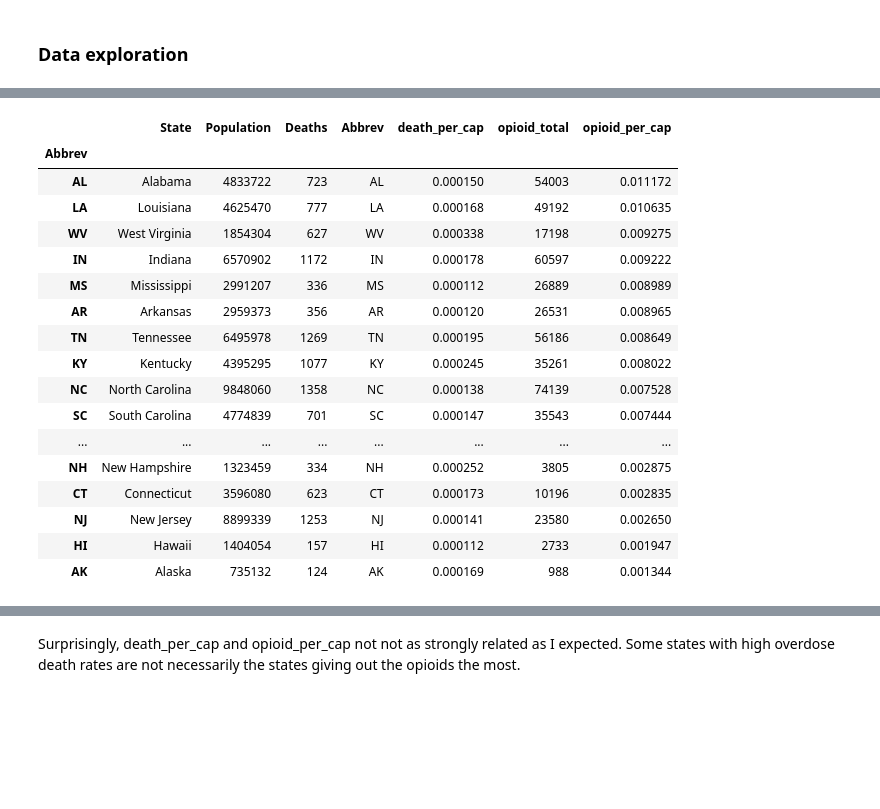
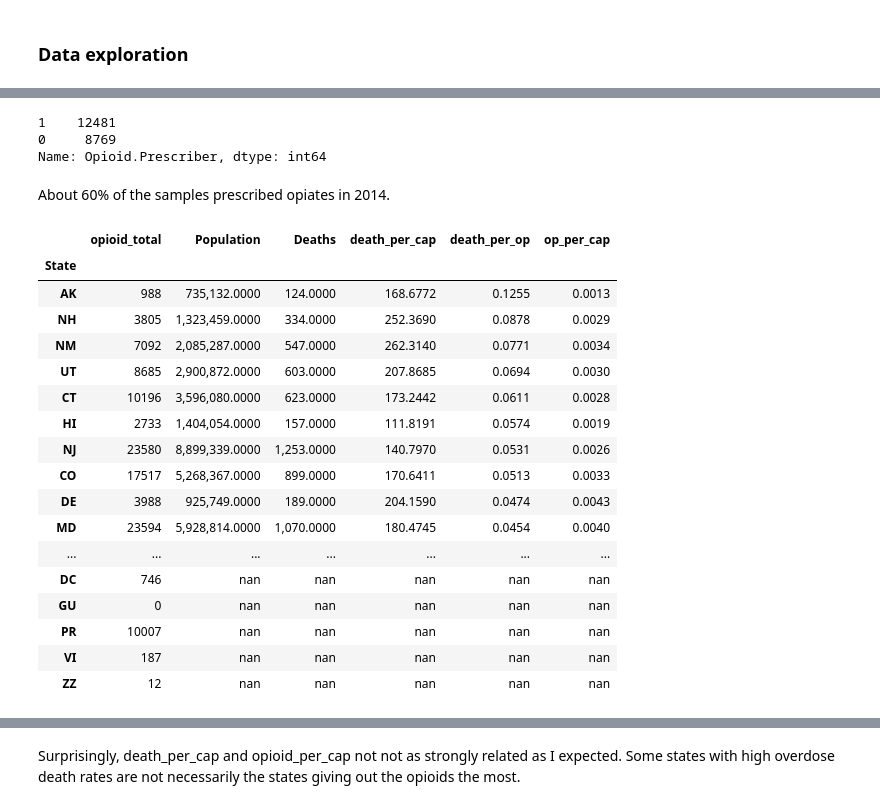
Before and after one commit to JennyLeeStat/Opioid, a Jupyter notebook: Opioid.ipynb, the cells around one changed output, grey strips where cells are left out. Cells and saved outputs as stored; diff of their text form; code cells hidden in the pictures; blank space fills up the shorter version.

Commit message:
data prep pipeline automated

```diff
--- a/Opioid.ipynb
+++ b/Opioid.ipynb
@@ -71,7 +55,7 @@ overdose.head(10)
 overdose_copy = overdose.copy()
 numeric = ['Population', 'Deaths']
 overdose_copy[numeric] = overdose_copy[numeric].apply(pd.to_numeric)
-overdose_copy['death_per_cap'] = overdose_copy['Deaths'] / overdose_copy['Population']
+overdose_copy['death_per_cap'] = 1000000 * overdose_copy['Deaths'] / overdose_copy['Population']
 overdose_copy.sort_values(by='death_per_cap', ascending=False)
 # %% [output]
 |  | State | Population | Deaths | Abbrev | death_per_cap |
@@ -117,6 +104,7 @@ prescriber.head(10)
 credentials = prescriber['Credentials']
 credentials_clean = utils.clean_credentials(credentials)
 credentials_vars = utils.create_credential_variables(credentials_clean)
+credentials_vars['Other'] = (credentials_vars.sum(axis=1) == 0).astype(int)
 credentials_expand = pd.concat([credentials, credentials_vars], axis = 1)
 credentials_expand.head(10)
 # %% [output]
@@ -164,7 +161,8 @@ opioids_columns
  'OXYCODONE.HCL',
  'TRAMADOL.HCL']
 # %%
-opioids_columns.extend(['ACETAMINOPHEN.CODEINE', 'OXYCODONE.ACETAMINOPHEN'])
+opioids_columns.extend(['ACETAMINOPHEN.CODEINE', 'OXYCODONE.ACETAMINOPHEN', 'MORPHINE.SULFATE.ER',
+                       'OXYCONTIN', 'OXYBUTYNIN.CHLORIDE', 'OXYBUTYNIN.CHLORIDE.ER'])
 opioids_columns
 # %% [output]
 ['FENTANYL',
@@ -181,7 +189,6 @@ non_op = np.setdiff1d(drug_names, opioids_columns)
 features = pd.concat([prescriber.ix[:, [1, 2, 4]],
                       prescriber[non_op],
                       credentials_vars], axis=1)
-features = pd.concat([features, ])
 #features = pd.get_dummies(features)
 #print("{} total features after one-hot encoding.".format(len(list(features.columns))))
 # print(list(features.columns))
@@ -240,28 +247,41 @@ y.head(10)
 | 11444 | 0 | 0 | 0 | 0 | 0 | 0 | ... |
 | 10952 | 0 | 0 | 0 | 0 | 0 | 0 | ... |
 | 18656 | 1 | 0 | 260 | 12 | 0 | 0 | ... |
+# %%
+y['Opioid.Prescriber'].value_counts()
+# %% [output]
+1    12481
+0     8769
+Name: Opioid.Prescriber, dtype: int64
+# %% [markdown]
+About 60% of the samples  prescribed opiates in 2014.
 # %%
 tmp = pd.concat([X, y], axis=1)
-state_total_opioid = tmp['opioid_total'].groupby(tmp['State']).sum()
-overdose_copy_ = overdose_copy.join(state_total_opioid)
-overdose_copy_['opioid_per_cap'] = overdose_copy_['opioid_total'] / overdose_copy_['Population']
-overdose_copy_.sort_values(by='opioid_per_cap', ascending=False)
+state_total_opioid = pd.DataFrame(tmp['opioid_total'].groupby(tmp['State']).sum())
+# state_total_opioid.sort_values(ascending=False)
+overdose_copy = overdose_copy.set_index(overdose['Abbrev'])
+overdose_copy.index.names = ['State']
+state = state_total_opioid.join(overdose_copy[['Population', 'Deaths', 'death_per_cap']])
+state = state.apply(pd.to_numeric)
+state['death_per_op'] = state['Deaths'] / state['opioid_total']
+state['op_per_cap'] = state['opioid_total'] / state['Population']
+state.sort_values(by='death_per_op', ascending=False)
 # %% [output]
-|  | State | Population | Deaths | Abbrev | death_per_cap | opioid_total | opioid_per_cap |
-| Abbrev |  |  |  |  |  |  |  |
-| AL | Alabama | 4833722 | 723 | AL | 0.000150 | 54003 | 0.011172 |
-| LA | Louisiana | 4625470 | 777 | LA | 0.000168 | 49192 | 0.010635 |
-| WV | West Virginia | 1854304 | 627 | WV | 0.000338 | 17198 | 0.009275 |
-| IN | Indiana | 6570902 | 1172 | IN | 0.000178 | 60597 | 0.009222 |
-| MS | Mississippi | 2991207 | 336 | MS | 0.000112 | 26889 | 0.008989 |
-| AR | Arkansas | 2959373 | 356 | AR | 0.000120 | 26531 | 0.008965 |
-| TN | Tennessee | 6495978 | 1269 | TN | 0.000195 | 56186 | 0.008649 |
-| KY | Kentucky | 4395295 | 1077 | KY | 0.000245 | 35261 | 0.008022 |
-| NC | North Carolina | 9848060 | 1358 | NC | 0.000138 | 74139 | 0.007528 |
-| SC | South Carolina | 4774839 | 701 | SC | 0.000147 | 35543 | 0.007444 |
-| ... | ... | ... | ... | ... | ... | ... | ... |
-| NH | New Hampshire | 1323459 | 334 | NH | 0.000252 | 3805 | 0.002875 |
-| CT | Connecticut | 3596080 | 623 | CT | 0.000173 | 10196 | 0.002835 |
-| NJ | New Jersey | 8899339 | 1253 | NJ | 0.000141 | 23580 | 0.002650 |
-| HI | Hawaii | 1404054 | 157 | HI | 0.000112 | 2733 | 0.001947 |
-| AK | Alaska | 735132 | 124 | AK | 0.000169 | 988 | 0.001344 |
+|  | opioid_total | Population | Deaths | death_per_cap | death_per_op | op_per_cap |
+| State |  |  |  |  |  |  |
+| AK | 988 | 735,132.0000 | 124.0000 | 168.6772 | 0.1255 | 0.0013 |
+| NH | 3805 | 1,323,459.0000 | 334.0000 | 252.3690 | 0.0878 | 0.0029 |
+| NM | 7092 | 2,085,287.0000 | 547.0000 | 262.3140 | 0.0771 | 0.0034 |
+| UT | 8685 | 2,900,872.0000 | 603.0000 | 207.8685 | 0.0694 | 0.0030 |
+| CT | 10196 | 3,596,080.0000 | 623.0000 | 173.2442 | 0.0611 | 0.0028 |
+| HI | 2733 | 1,404,054.0000 | 157.0000 | 111.8191 | 0.0574 | 0.0019 |
+| NJ | 23580 | 8,899,339.0000 | 1,253.0000 | 140.7970 | 0.0531 | 0.0026 |
+| CO | 17517 | 5,268,367.0000 | 899.0000 | 170.6411 | 0.0513 | 0.0033 |
+| DE | 3988 | 925,749.0000 | 189.0000 | 204.1590 | 0.0474 | 0.0043 |
+| MD | 23594 | 5,928,814.0000 | 1,070.0000 | 180.4745 | 0.0454 | 0.0040 |
+| ... | ... | ... | ... | ... | ... | ... |
+| DC | 746 | nan | nan | nan | nan | nan |
+| GU | 0 | nan | nan | nan | nan | nan |
+| PR | 10007 | nan | nan | nan | nan | nan |
+| VI | 187 | nan | nan | nan | nan | nan |
+| ZZ | 12 | nan | nan | nan | nan | nan |
```
Also changed, not shown: parts of 48 cells of this notebook, 3 other files.
